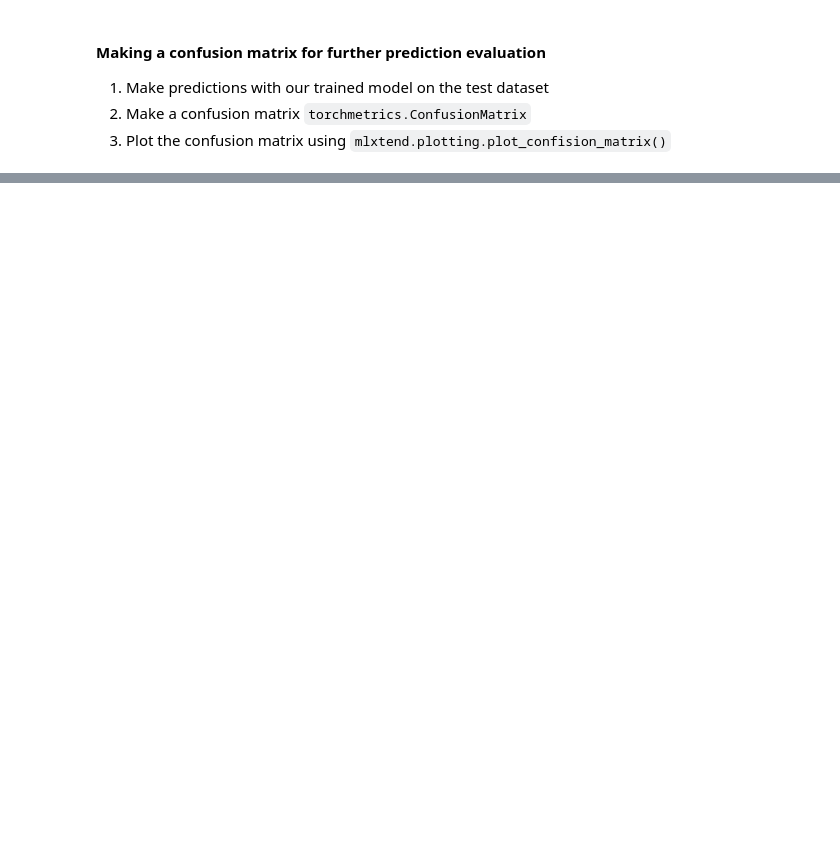
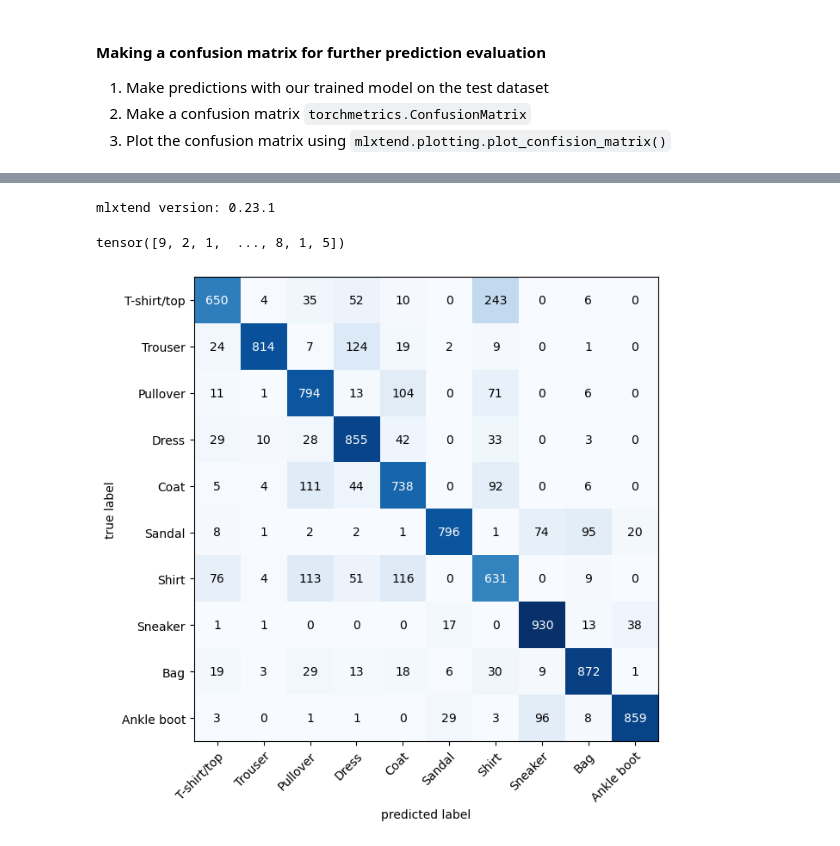
Before and after one commit to sudiptoshahin/brief-intro-ml, a Jupyter notebook: pytorch-test/torch-9-vision.ipynb, the cells around one changed output, grey strips where cells are left out. Saved outputs shown, nothing was run; the diff lists cells and outputs as text; code cells hidden in the pictures; blank space fills up the shorter version.

```diff
--- a/pytorch-test/torch-9-vision.ipynb
+++ b/pytorch-test/torch-9-vision.ipynb
@@ -959,6 +1274,10 @@ with torch.inference_mode():
 try:
     import torchmetrics, mlxtend
     print(f'mlxtend version: {mlxtend.__version__}')
-    assert int(mlxtend.__version__.split('.')[1]) > 20, 'mlxtend versi should be 0.19.0 or higher'
+    assert int(mlxtend.__version__.split('.')[1]) > 19, 'mlxtend versi should be 0.19.0 or higher'
 except:
-    print('hello')
+    !pip install torchmetrics -u mlxtend
+    import torchmetrics, mlxtend
+    print(f'mlxtend version: {mlxtend.__version__}')
+# %% [output]
+mlxtend version: 0.23.1
@@ -968,0 +1284,21 @@ assert int(mlxtend.__version__.split('.')[1]) > 30, 'mlxtend versi should be 0.1
+# %%
+test_data.targets
+# %% [output]
+tensor([9, 2, 1,  ..., 8, 1, 5])
+# %%
+from torchmetrics import ConfusionMatrix
+from mlxtend.plotting import plot_confusion_matrix
+
+# 2. setup confusion instance and compare predictions to target
+confmat = ConfusionMatrix(task='multiclass', num_classes=len(class_names))
+confmat_tensor = confmat(preds=y_pred_tensor,
+                         target=test_data.targets)
+
+# 3. plot the confusion matrix
+fig, ax = plot_confusion_matrix(
+    conf_mat=confmat_tensor.numpy(),
+    class_names=class_names,
+    figsize=(10, 7)
+)
+# %% [output]
+[figure, added]
```
Also changed, not shown: parts of 64 cells of this notebook, 1 other file.
